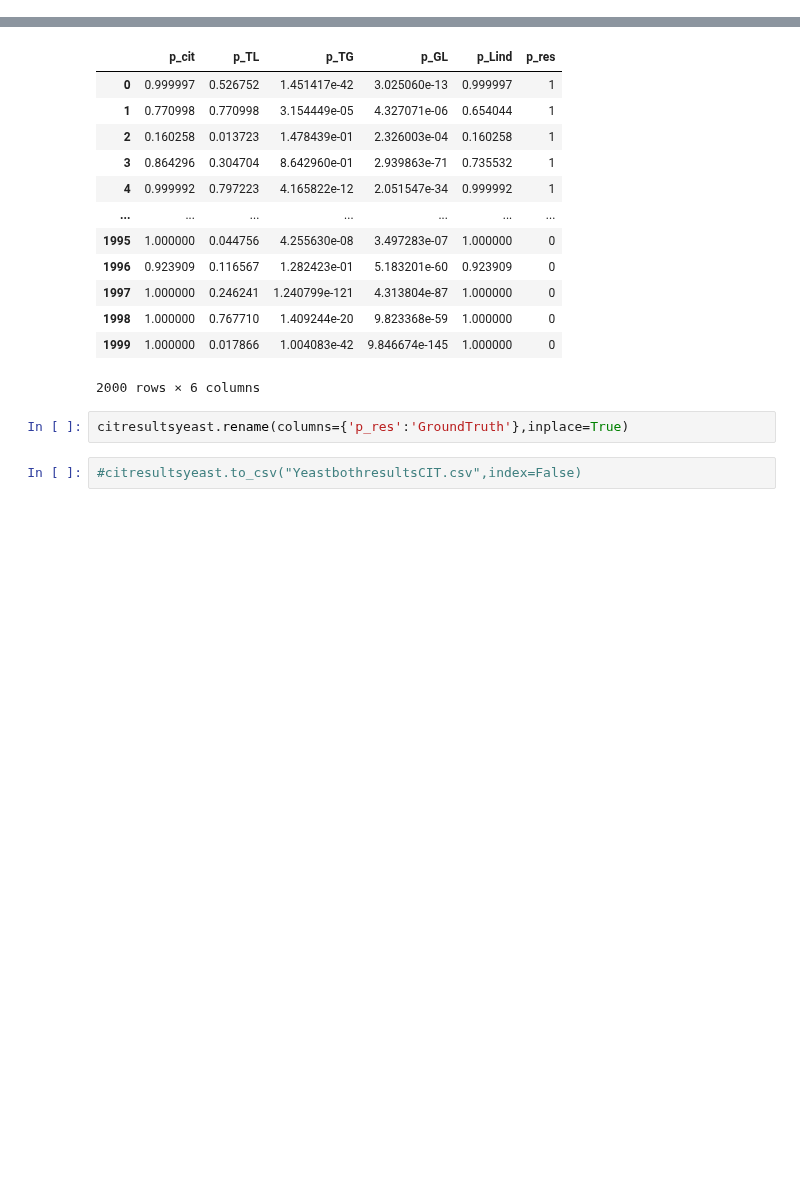
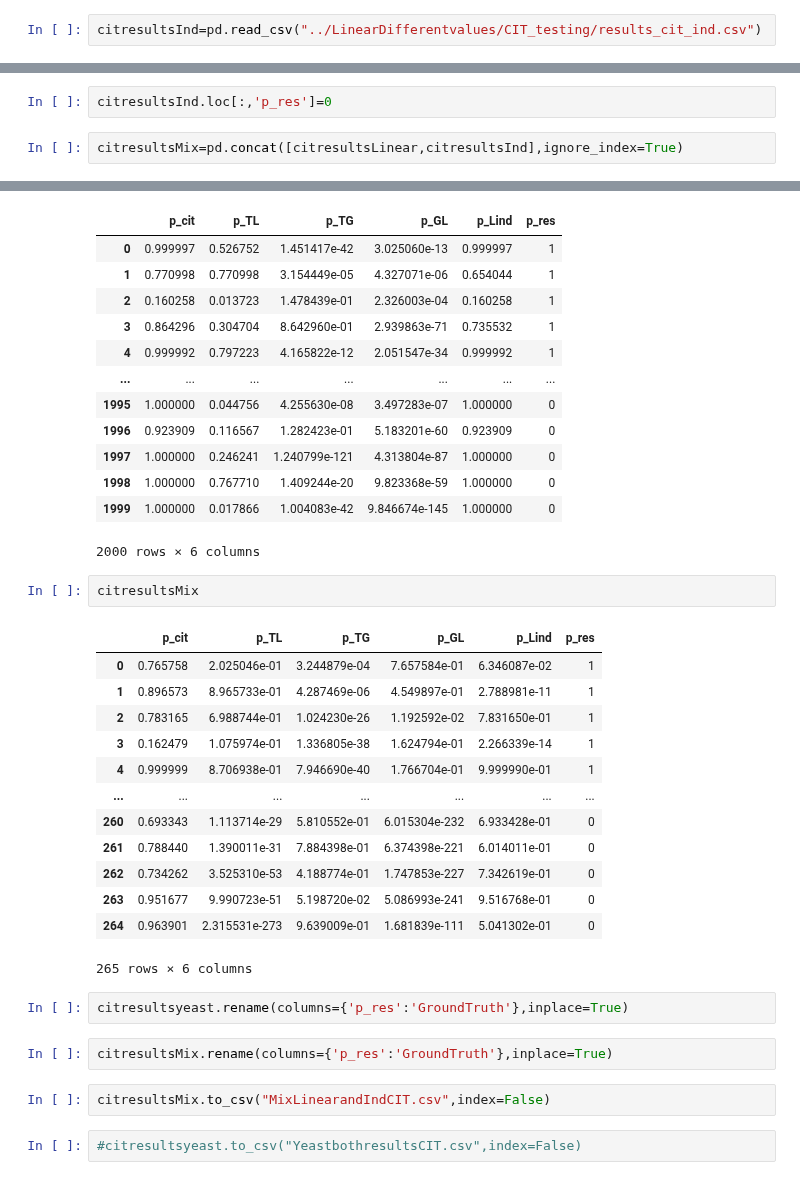
Before and after one commit to BIRDSgroup/NLCD, a Jupyter notebook: thirdApproach/precisionRecallCurve.ipynb, the cells around one changed output, grey strips where cells are left out. Saved outputs shown, nothing was run; the diff lists cells and outputs as text; blank space fills up the shorter version.

```diff
--- a/thirdApproach/precisionRecallCurve.ipynb
+++ b/thirdApproach/precisionRecallCurve.ipynb
@@ -95,7 +129,13 @@ citresultsyeast1
 # %%
 citresultsyeast0= pd.read_csv("../LinearDifferentvalues/CIT_testing/results_cit_yeast0.csv")
+# %%
+citresultsInd=pd.read_csv("../LinearDifferentvalues/CIT_testing/results_cit_ind.csv")
 # %%
 citresultsyeast0.loc[:,'p_res']=0
+# %%
+citresultsInd.loc[:,'p_res']=0
+# %%
+citresultsMix=pd.concat([citresultsLinear,citresultsInd],ignore_index=True)
 # %%
 citresultsyeast=pd.concat([citresultsyeast1,citresultsyeast0],ignore_index=True)
 # %%
@@ -114,8 +154,28 @@ citresultsyeast
 | 1998 | 1.000000 | 0.767710 | 1.409244e-20 | 9.823368e-59 | 1.000000 | 0 |
 | 1999 | 1.000000 | 0.017866 | 1.004083e-42 | 9.846674e-145 | 1.000000 | 0 |
 2000 rows × 6 columns
+# %%
+citresultsMix
+# %% [output]
+|  | p_cit | p_TL | p_TG | p_GL | p_Lind | p_res |
+| 0 | 0.765758 | 2.025046e-01 | 3.244879e-04 | 7.657584e-01 | 6.346087e-02 | 1 |
+| 1 | 0.896573 | 8.965733e-01 | 4.287469e-06 | 4.549897e-01 | 2.788981e-11 | 1 |
+| 2 | 0.783165 | 6.988744e-01 | 1.024230e-26 | 1.192592e-02 | 7.831650e-01 | 1 |
+| 3 | 0.162479 | 1.075974e-01 | 1.336805e-38 | 1.624794e-01 | 2.266339e-14 | 1 |
+| 4 | 0.999999 | 8.706938e-01 | 7.946690e-40 | 1.766704e-01 | 9.999990e-01 | 1 |
+| ... | ... | ... | ... | ... | ... | ... |
+| 260 | 0.693343 | 1.113714e-29 | 5.810552e-01 | 6.015304e-232 | 6.933428e-01 | 0 |
+| 261 | 0.788440 | 1.390011e-31 | 7.884398e-01 | 6.374398e-221 | 6.014011e-01 | 0 |
+| 262 | 0.734262 | 3.525310e-53 | 4.188774e-01 | 1.747853e-227 | 7.342619e-01 | 0 |
+| 263 | 0.951677 | 9.990723e-51 | 5.198720e-02 | 5.086993e-241 | 9.516768e-01 | 0 |
+| 264 | 0.963901 | 2.315531e-273 | 9.639009e-01 | 1.681839e-111 | 5.041302e-01 | 0 |
+265 rows × 6 columns
 # %%
 citresultsyeast.rename(columns={'p_res':'GroundTruth'},inplace=True)
+# %%
+citresultsMix.rename(columns={'p_res':'GroundTruth'},inplace=True)
+# %%
+citresultsMix.to_csv("MixLinearandIndCIT.csv",index=False)
 # %%
 #citresultsyeast.to_csv("YeastbothresultsCIT.csv",index=False)
 # %%
```
Also changed, not shown: parts of 18 cells of this notebook, 11 other files.
